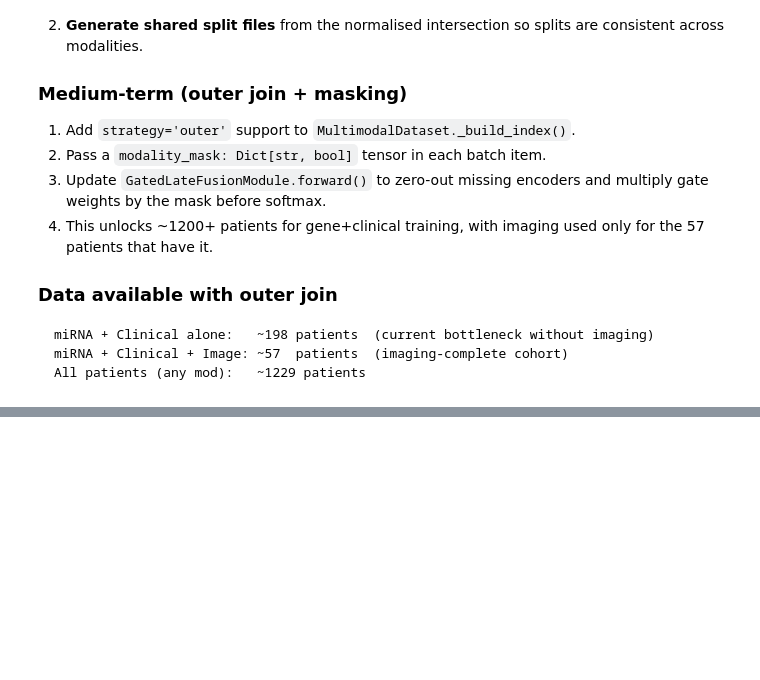
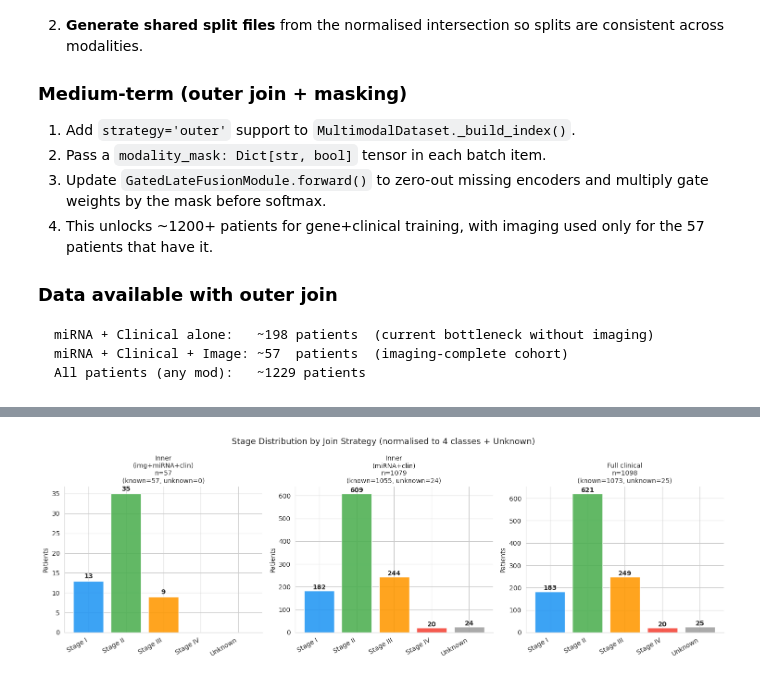
Before and after one commit to collaborativebioinformatics/OncoLearn, a Jupyter notebook: notebooks/data/eda/TGCA-BRCA/multimodal/eda_multimodal_joins.ipynb, the cells around one changed output, grey strips where cells are left out. Drawn from its saved outputs; the diff is of its cells as text; code cells hidden in the pictures; blank space fills up the shorter version.

```diff
--- a/notebooks/data/eda/TGCA-BRCA/multimodal/eda_multimodal_joins.ipynb
+++ b/notebooks/data/eda/TGCA-BRCA/multimodal/eda_multimodal_joins.ipynb
@@ -419,0 +424,56 @@ All patients (any mod):   ~1229 patients
+# %%
+import re
+
+def normalize_stage(s):
+    """Normalise raw TCGA stage string to Stage I/II/III/IV/Unknown."""
+    if pd.isna(s) or str(s).strip() == '':
+        return 'Unknown'
+    s = str(s).strip().lower()
+    for roman in ['iv', 'iii', 'ii', 'i']:
+        if roman in s:
+            return f'Stage {roman.upper()}'
+    return 'Unknown'
+
+# Load and deduplicate clinical (one row per patient)
+clin_df = pd.read_csv(DATA_DIR / 'TCGA-BRCA.clinical.tsv', sep='\t')
+clin_df['patient_id'] = clin_df['sample'].apply(sample_to_patient)
+clin_df['stage_norm'] = clin_df['ajcc_pathologic_stage.diagnoses'].apply(normalize_stage)
+clin_dedup = clin_df.drop_duplicates('patient_id').set_index('patient_id')
+
+# ── Define join cohorts ──────────────────────────────────────────────────────
+mirna_ids  = patient_sets['miRNA']
+clin_ids   = set(clin_dedup.index)
+img_ids    = patient_sets['Imaging (MRI)']
+
+cohorts = {
+    'Inner\n(img+miRNA+clin)\nn=57':  img_ids & mirna_ids & clin_ids,
+    'Inner\n(miRNA+clin)\nn=1079':    mirna_ids & clin_ids,
+    'Full clinical\nn=1098':          clin_ids,
+}
+
+STAGE_ORDER   = ['Stage I', 'Stage II', 'Stage III', 'Stage IV', 'Unknown']
+STAGE_COLOURS = ['#2196F3', '#4CAF50', '#FF9800', '#F44336', '#9E9E9E']
+
+fig, axes = plt.subplots(1, len(cohorts), figsize=(15, 5), sharey=False)
+
+for ax, (title, pids) in zip(axes, cohorts.items()):
+    stages = clin_dedup.loc[clin_dedup.index.isin(pids), 'stage_norm']
+    counts = stages.value_counts().reindex(STAGE_ORDER, fill_value=0)
+    bars = ax.bar(counts.index, counts.values,
+                  color=STAGE_COLOURS[:len(counts)], edgecolor='white', alpha=0.88)
+    for bar, val in zip(bars, counts.values):
+        if val > 0:
+            ax.text(bar.get_x() + bar.get_width() / 2, bar.get_height() + 0.3,
+                    str(val), ha='center', va='bottom', fontsize=10, fontweight='bold')
+    unknown_n = counts.get('Unknown', 0)
+    known_n   = counts.drop('Unknown', errors='ignore').sum()
+    ax.set_title(f'{title}\n(known={known_n}, unknown={unknown_n})', fontsize=10)
+    ax.set_xticklabels(counts.index, rotation=30, ha='right')
+    ax.set_ylabel('Patients')
+    ax.spines[['top', 'right']].set_visible(False)
+
+plt.suptitle('Stage Distribution by Join Strategy (normalised to 4 classes + Unknown)', fontsize=13)
+plt.tight_layout()
+plt.show()
+# %% [output]
+[figure, added]
```
Also changed, not shown: parts of 7 cells of this notebook, 3 other files.
